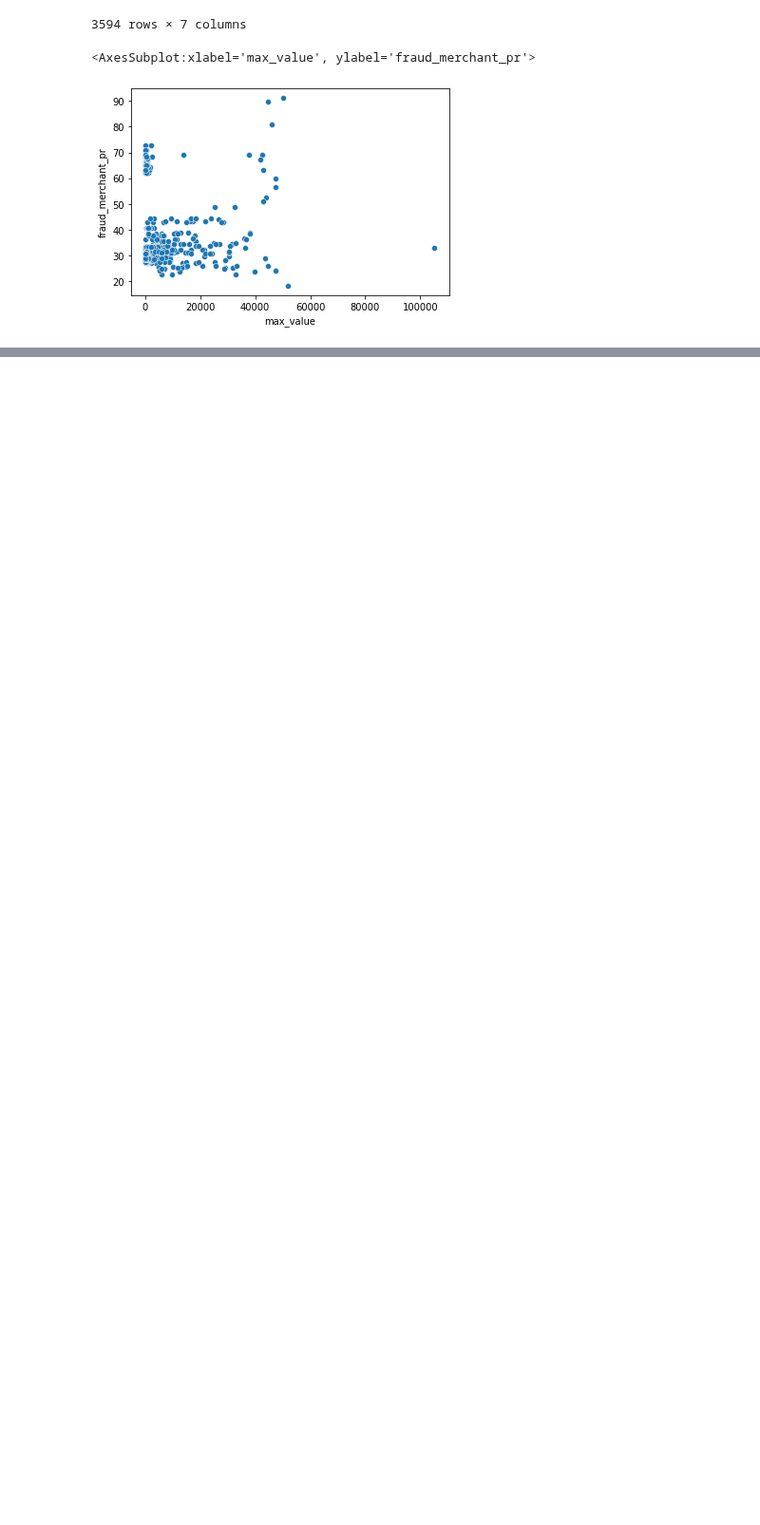
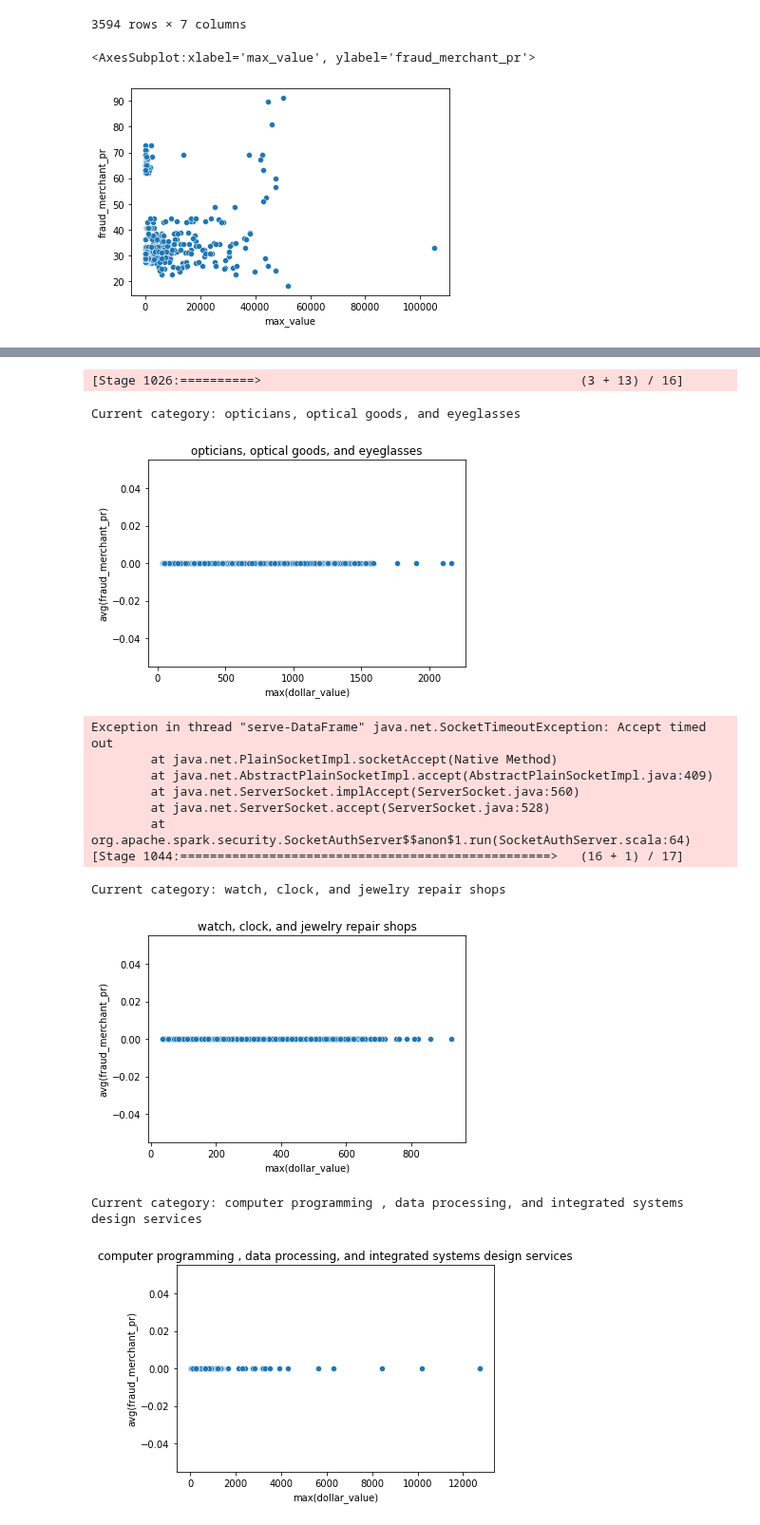
Before and after one commit to MAST30034-Applied-Data-Science/generic-buy-now-pay-later-project-group-11, a Jupyter notebook: notebooks/fraud_analysis.ipynb, the cells around one changed output, grey strips where cells are left out. Shown at 95% size. Drawn from its saved outputs; the diff is of its cells as text; code cells hidden in the pictures; blank space fills up the shorter version.

Commit message:
Fixed consumer grouping fraud analysis

```diff
--- a/notebooks/fraud_analysis.ipynb
+++ b/notebooks/fraud_analysis.ipynb
@@ -345,0 +392,28 @@ sns.scatterplot(dollar_pd_merchant["max_value"], dollar_pd_merchant["fraud_merch
+# %%
+categories = fraud_trx.select("categories").distinct().collect()
+for category in categories:
+    category = category["categories"]
+    category_trx = fraud_trx.where(F.col("categories") == category)
+    category_trx = category_trx.groupby(["merchant_abn", "order_datetime"]).agg(F.mean(F.col("fraud_merchant_pr")), F.mean(F.col("fraud_consumer_pr")), \
+    F.count(F.col("dollar_value")), F.max(F.col("dollar_value")), F.min(F.col("dollar_value")))
+    category_trx = category_trx.fillna(0)
+    category_trx = category_trx.toPandas()
+    print(f"Current category: {category}")
+    sns.scatterplot(category_trx["max(dollar_value)"], category_trx["avg(fraud_merchant_pr)"])
+    plt.title(category)
+    plt.show()
+# %% [output]
+[Stage 1026:==========>                                           (3 + 13) / 16]
+Current category: opticians, optical goods, and eyeglasses
+[figure, added]
+Exception in thread "serve-DataFrame" java.net.SocketTimeoutException: Accept timed out
+        at java.net.PlainSocketImpl.socketAccept(Native Method)
+        at java.net.AbstractPlainSocketImpl.accept(AbstractPlainSocketImpl.java:409)
+        at java.net.ServerSocket.implAccept(ServerSocket.java:560)
+        at java.net.ServerSocket.accept(ServerSocket.java:528)
+        at org.apache.spark.security.SocketAuthServer$$anon$1.run(SocketAuthServer.scala:64)
+[Stage 1044:==================================================>   (16 + 1) / 17]
+Current category: watch, clock, and jewelry repair shops
+[figure, added]
+Current category: computer programming , data processing, and integrated systems design services
+[figure, added]
```
Also changed, not shown: parts of 13 cells of this notebook.
